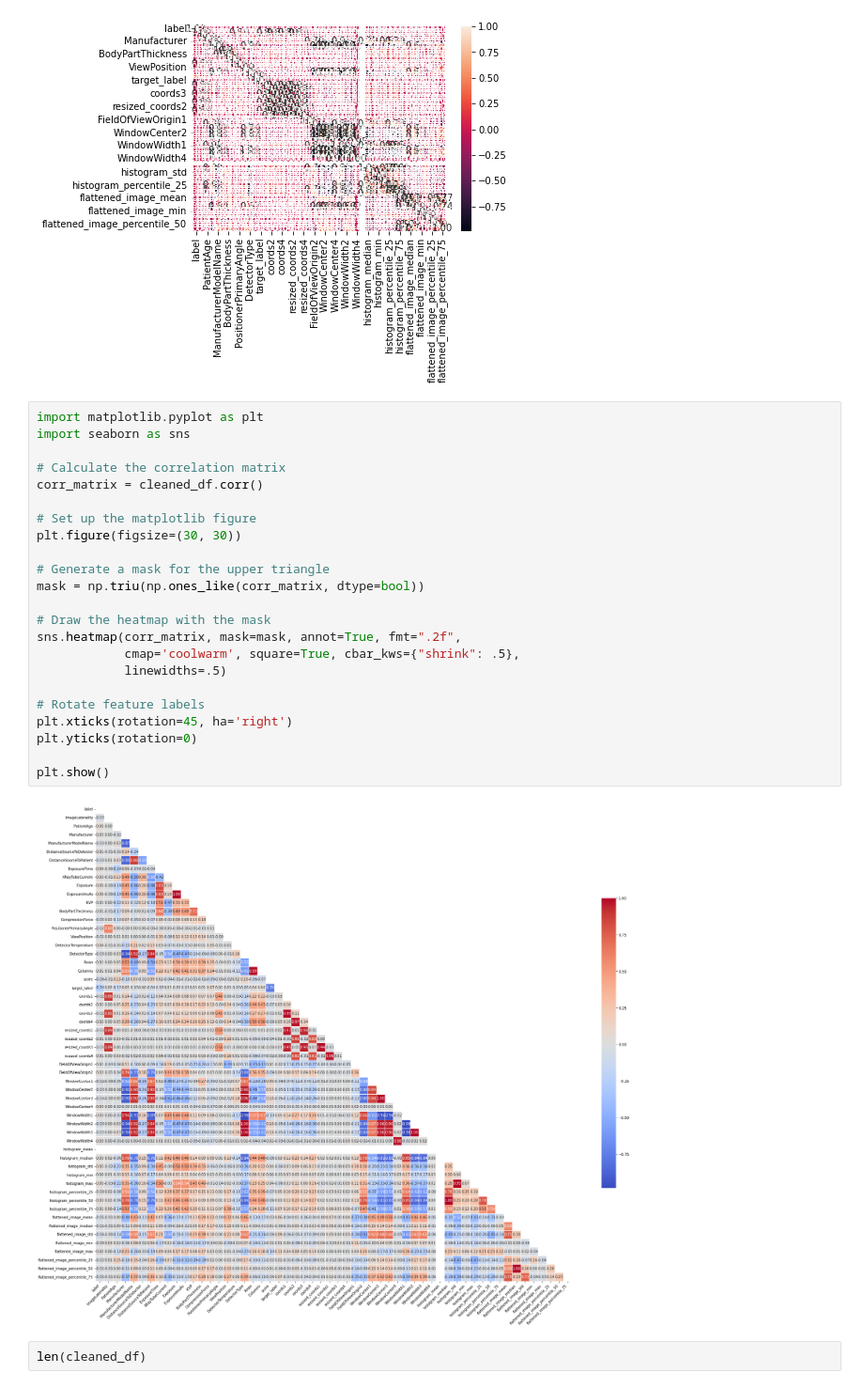
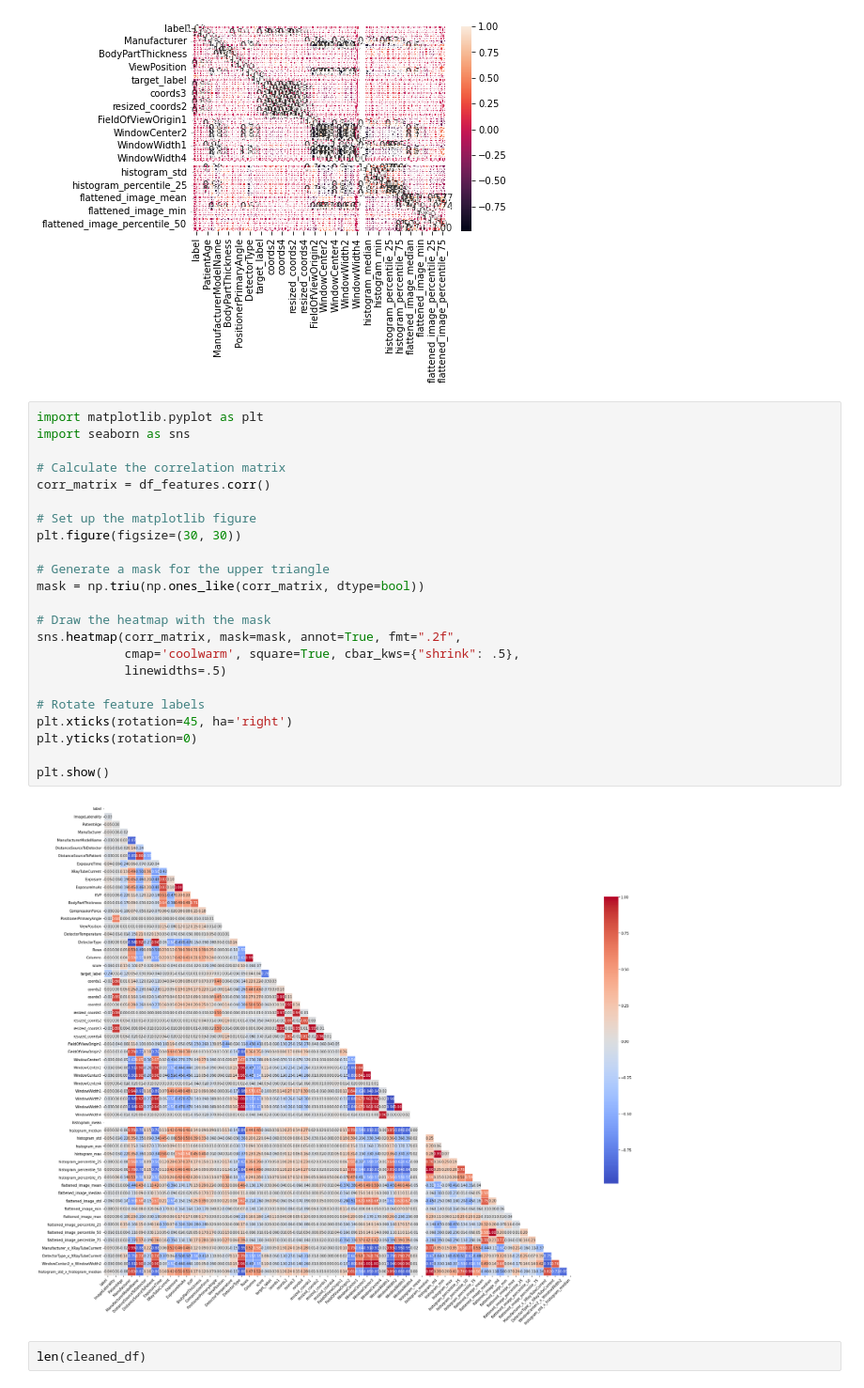
Before and after one commit to RyanZurrin/CS438-Final-Project, a Jupyter notebook: ML_DATA_CLEANER_TEST_MULTIPLICATIVE.ipynb, the cells around one changed output. Shown at 94% size. Cells and saved outputs as stored; diff of their text form.

```diff
--- a/ML_DATA_CLEANER_TEST_MULTIPLICATIVE.ipynb
+++ b/ML_DATA_CLEANER_TEST_MULTIPLICATIVE.ipynb
@@ -307,28 +320,28 @@ plt.show()
 # %%
 import matplotlib.pyplot as plt
 import seaborn as sns
 
 # Calculate the correlation matrix
-corr_matrix = cleaned_df.corr()
+corr_matrix = df_features.corr()
 
 # Set up the matplotlib figure
 plt.figure(figsize=(30, 30))
 
 # Generate a mask for the upper triangle
 mask = np.triu(np.ones_like(corr_matrix, dtype=bool))
 
 # Draw the heatmap with the mask
 sns.heatmap(corr_matrix, mask=mask, annot=True, fmt=".2f",
             cmap='coolwarm', square=True, cbar_kws={"shrink": .5},
             linewidths=.5)
 
 # Rotate feature labels
 plt.xticks(rotation=45, ha='right')
 plt.yticks(rotation=0)
 
 plt.show()
 # %% [output]
-[figure, old version]
+[figure, new version]
 # %%
 len(cleaned_df)
 # %% [output]
```
Also changed, not shown: parts of 26 cells of this notebook, 5 other files.
